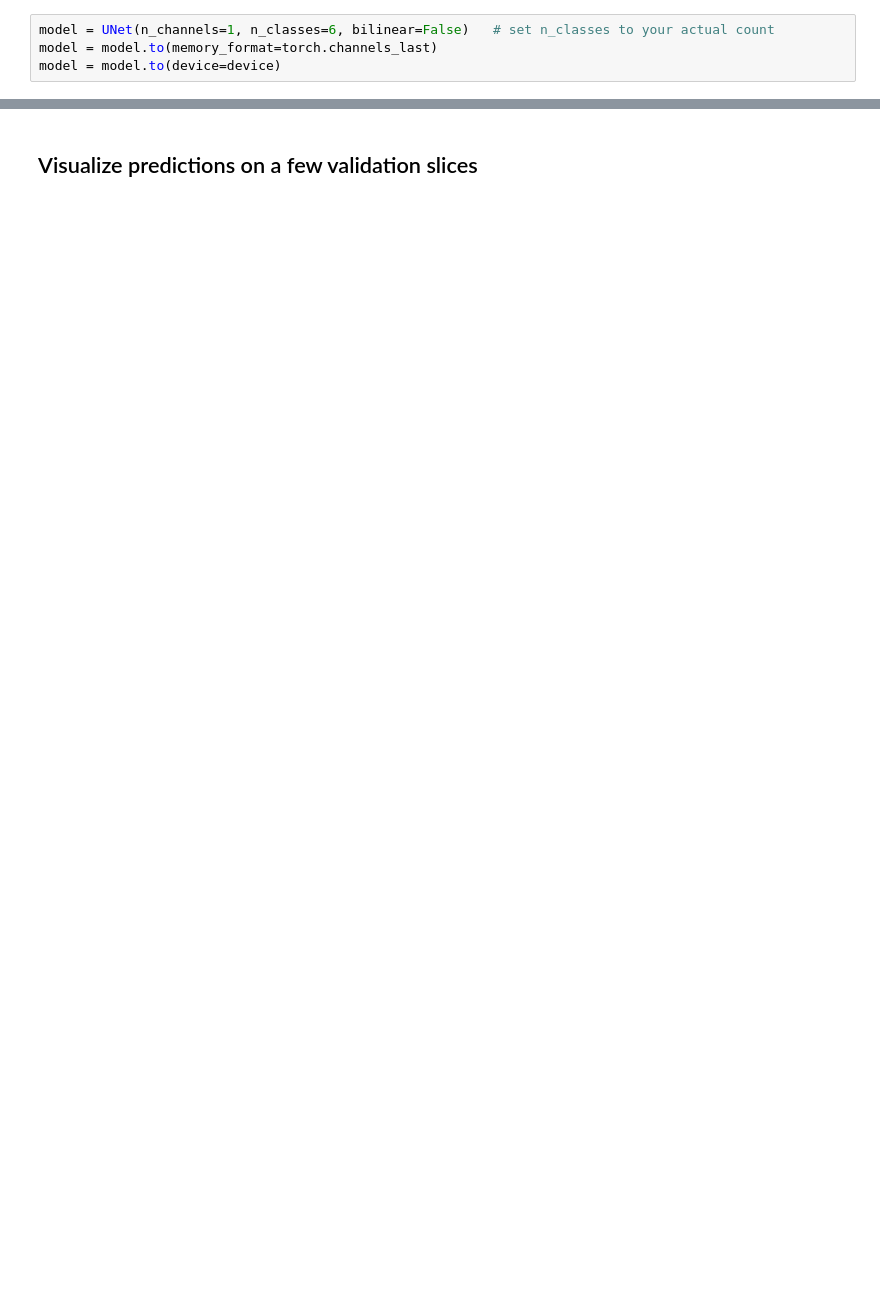
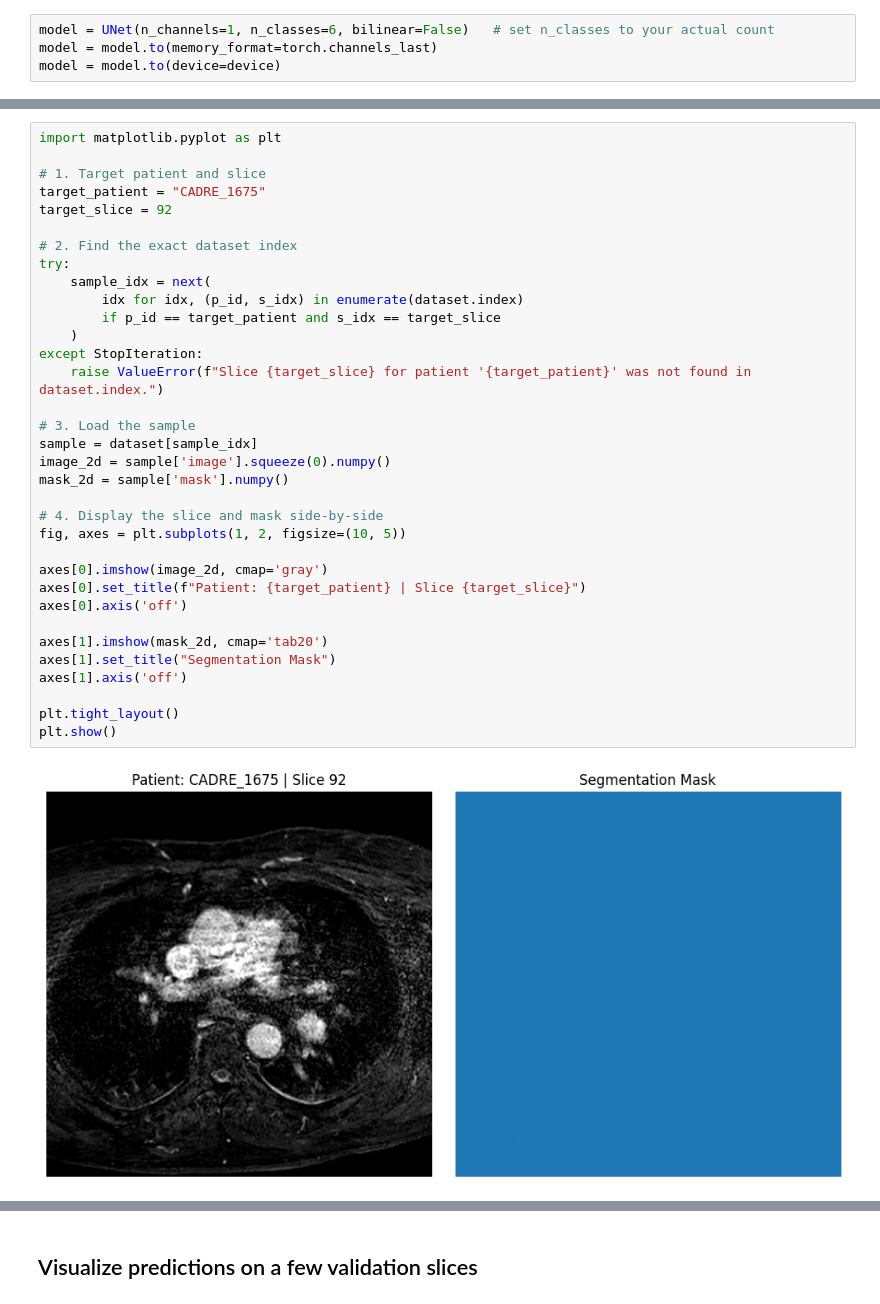
Before and after one commit to Josephgggg/heart_segmentation, a Jupyter notebook: unet_applied.ipynb, the cells around one changed output, grey strips where cells are left out. Drawn from its saved outputs; the diff is of its cells as text; blank space fills up the shorter version.

```diff
--- a/unet_applied.ipynb
+++ b/unet_applied.ipynb
@@ -55,0 +142,36 @@ model = model.to(device=device)
+# %%
+import matplotlib.pyplot as plt
+
+# 1. Target patient and slice
+target_patient = "CADRE_1675"
+target_slice = 92
+
+# 2. Find the exact dataset index
+try:
+    sample_idx = next(
+        idx for idx, (p_id, s_idx) in enumerate(dataset.index)
+        if p_id == target_patient and s_idx == target_slice
+    )
+except StopIteration:
+    raise ValueError(f"Slice {target_slice} for patient '{target_patient}' was not found in dataset.index.")
+
+# 3. Load the sample
+sample = dataset[sample_idx]
+image_2d = sample['image'].squeeze(0).numpy()
+mask_2d = sample['mask'].numpy()
+
+# 4. Display the slice and mask side-by-side
+fig, axes = plt.subplots(1, 2, figsize=(10, 5))
+
+axes[0].imshow(image_2d, cmap='gray')
+axes[0].set_title(f"Patient: {target_patient} | Slice {target_slice}")
+axes[0].axis('off')
+
+axes[1].imshow(mask_2d, cmap='tab20')
+axes[1].set_title("Segmentation Mask")
+axes[1].axis('off')
+
+plt.tight_layout()
+plt.show()
+# %% [output]
+[figure, added]
```
Also changed, not shown: parts of 26 cells of this notebook, 2 other files.
